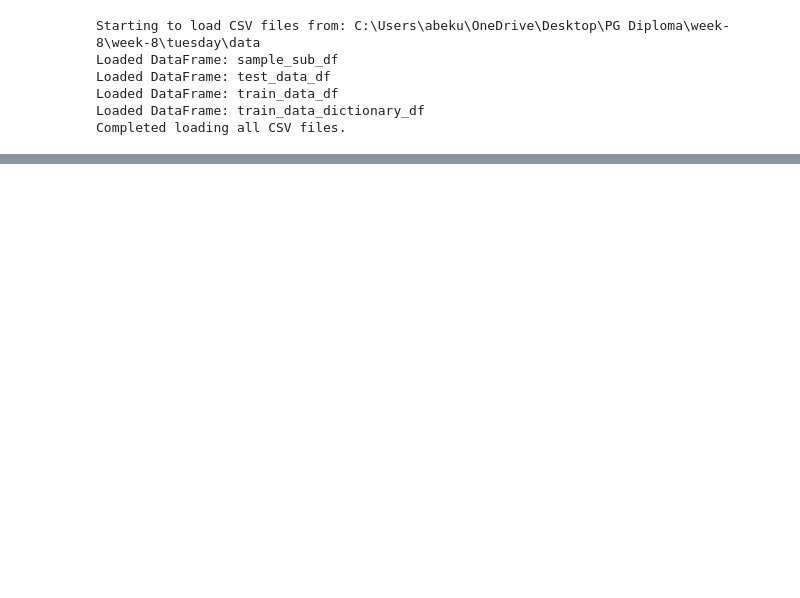
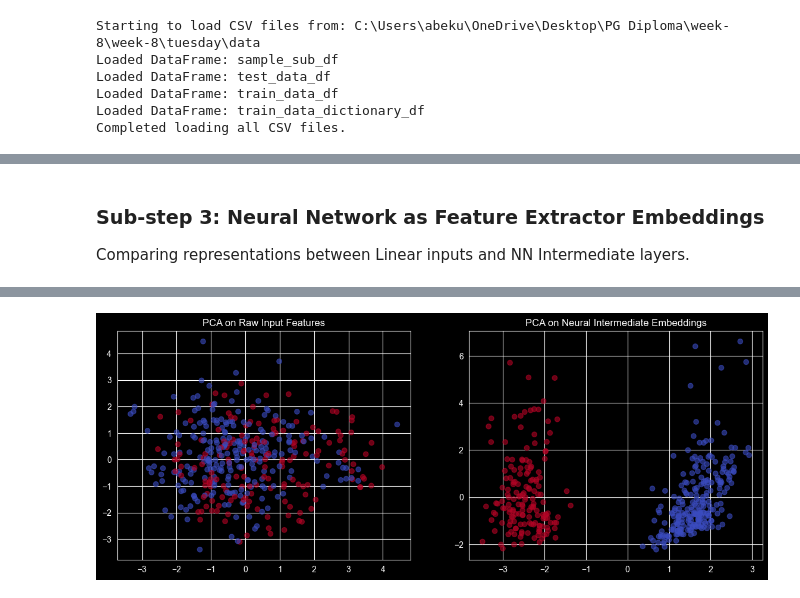
Before and after one commit to AbeKuriachan/week-8, a Jupyter notebook: tuesday/analysis.ipynb, the cells around one changed output, grey strips where cells are left out. Drawn from its saved outputs; the diff is of its cells as text; code cells hidden in the pictures; blank space fills up the shorter version.

```diff
--- a/tuesday/analysis.ipynb
+++ b/tuesday/analysis.ipynb
@@ -39,0 +159,41 @@ Completed loading all CSV files.
+# %% [markdown]
+### Sub-step 3: Neural Network as Feature Extractor Embeddings
+Comparing representations between Linear inputs and NN Intermediate layers.
+# %%
+from sklearn.linear_model import LogisticRegression
+from sklearn.metrics import f1_score
+from sklearn.model_selection import train_test_split
+
+if 'X' in globals():
+    X_train, X_test, y_train, y_test = train_test_split(X, y, test_size=0.2, random_state=42)
+
+    # Standard Linear Baseline
+    lr_base = LogisticRegression(max_iter=1000).fit(X_train, y_train.ravel())
+    f1_base = f1_score(y_test, lr_base.predict(X_test))
+
+    # NN Feature Extractor
+    nn_embed = NumPyNN(input_dim=X_train.shape[1], hidden_dim=16)
+    nn_embed.fit(X_train, y_train, epochs=500, lr=0.1)
+
+    X_train_emb = nn_embed.get_embeddings(X_train)
+    X_test_emb = nn_embed.get_embeddings(X_test)
+
+    lr_emb = LogisticRegression(max_iter=1000).fit(X_train_emb, y_train.ravel())
+    f1_emb = f1_score(y_test, lr_emb.predict(X_test_emb))
+
+    print("\n--- Feature Extractor Performance Comparison ---")
+    print(f"Direct Logistic Regression F1 Output: {f1_base:.4f}")
+    print(f"Logistic Regression on NN Embeddings F1 Output: {f1_emb:.4f}")
+
+    # PCA Plot differences
+    pca = PCA(n_components=2)
+    X_test_pca_raw = pca.fit_transform(X_test)
+    X_test_pca_emb = pca.fit_transform(X_test_emb)
+
+    fig, axes = plt.subplots(1, 2, figsize=(14, 5))
+    axes[0].scatter(X_test_pca_raw[:, 0], X_test_pca_raw[:, 1], c=y_test.ravel(), cmap='coolwarm', alpha=0.6)
+    axes[0].set_title("PCA on Raw Input Features")
+    axes[1].scatter(X_test_pca_emb[:, 0], X_test_pca_emb[:, 1], c=lr_emb.predict(X_test_emb), cmap='coolwarm', alpha=0.6)
+    axes[1].set_title("PCA on Neural Intermediate Embeddings")
+    plt.show()
+# %% [output]
@@ -39,0 +209 @@ Completed loading all CSV files.
+[figure, added]
```
Also changed, not shown: parts of 5 cells of this notebook.
